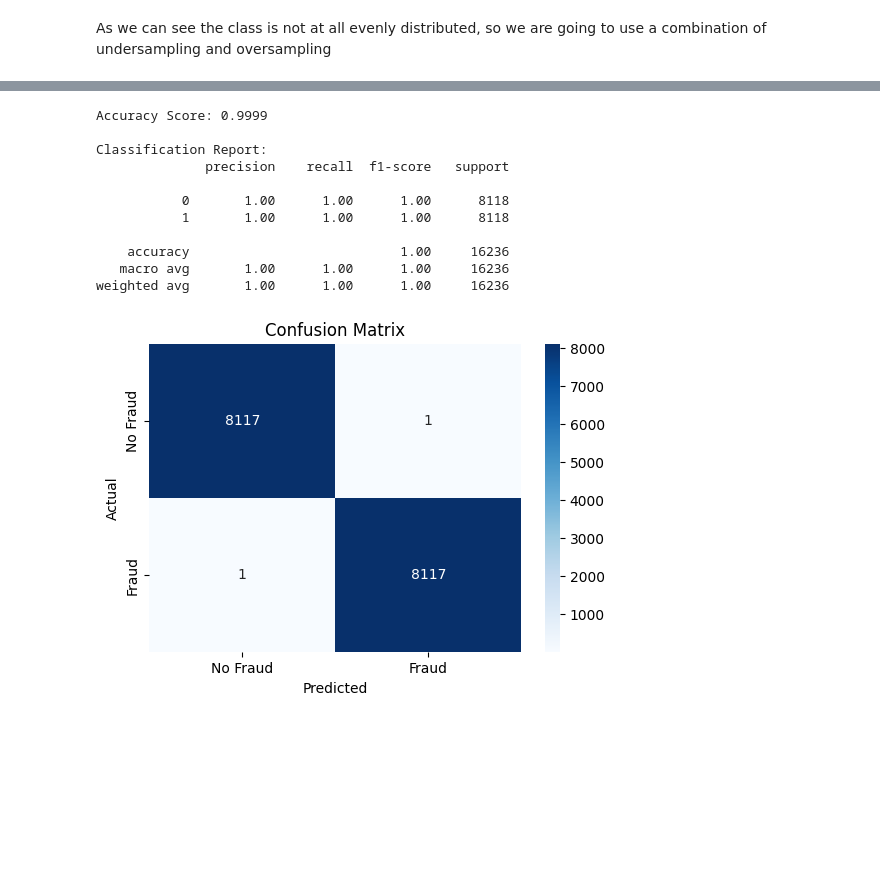
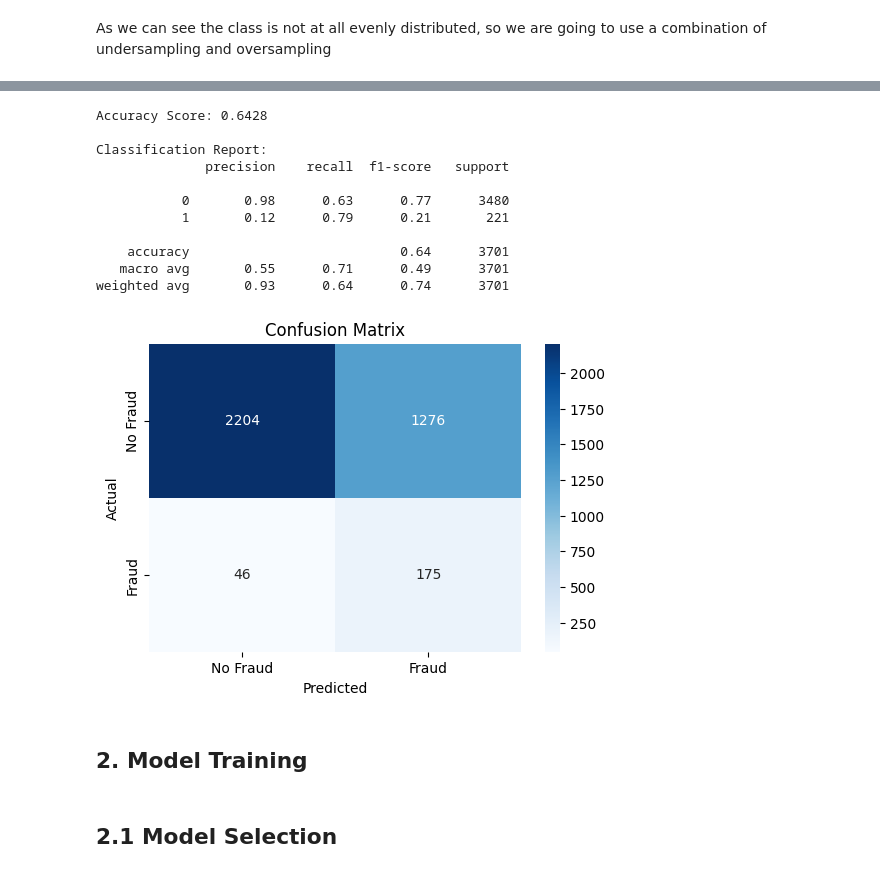
Before and after one commit to David38mk/vehicle-insurance-claim-fraud-datection-ML, a Jupyter notebook: notebooks/Vehicle-Insurance_claim_fraud_detection.ipynb, the cells around one changed output, grey strips where cells are left out. Drawn from its saved outputs; the diff is of its cells as text; code cells hidden in the pictures; blank space fills up the shorter version.

Commit message:
Training models 2

```diff
--- a/notebooks/Vehicle-Insurance_claim_fraud_detection.ipynb
+++ b/notebooks/Vehicle-Insurance_claim_fraud_detection.ipynb
@@ -69,6 +82,7 @@ Based on what we see on the histograms, we decided to drop DriverRating and Mont
 # %%
 data = data.drop('DriverRating',axis=1)
 data = data.drop('Month',axis=1)
+data = data.drop('Make',axis=1)
 # %%
 data.head()
 # %% [output]
@@ -402,6 +381,7 @@ for col in data.columns:
         X_val = X_val.drop(col,axis=1)
         X_test = X_test.drop(col,axis=1)
         X_train = X_train.drop(col,axis=1)
+        X_work = X_work.drop(col,axis=1)
 # %%
 X_train.shape
 # %% [output]
@@ -429,14 +409,9 @@ Name: proportion, dtype: float64
 # %% [markdown]
 As we can see the class is not at all evenly distributed, so we are going to use a combination of undersampling and oversampling
 # %%
-from imblearn.over_sampling import SMOTE
-from imblearn.under_sampling import RandomUnderSampler
-
-sm = SMOTE(random_state=38)
-X_res, y_res = sm.fit_resample(X_train, y_train)
-
 rus = RandomUnderSampler(random_state=38)
-X_res, y_res = rus.fit_resample(X_res, y_res)
+X_res, y_res = rus.fit_resample(X_train, y_train)
+X_work_res, y_work_res = rus.fit_resample(X_work,y_work)
 # %%
 data_res = pd.concat([X_res, y_res], axis=1)
 
@@ -462,44 +437,43 @@ data_res.shape
 # %%
-from sklearn.ensemble import RandomForestClassifier
-from sklearn.metrics import classification_report, confusion_matrix, accuracy_score
-import seaborn as sns
-import matplotlib.pyplot as plt
 
-# Train the Random Forest model
 rf = RandomForestClassifier(random_state=38)
 rf.fit(X_res, y_res)
 
-# Predict on the test set
-y_pred = rf.predict(X_res)
 
-# Accuracy
-acc = accuracy_score(y_res, y_pred)
+y_pred = rf.predict(X_val)
+
+
+acc = accuracy_score(y_val, y_pred)
 print(f"Accuracy Score: {acc:.4f}")
 
-# Classification Report
+
 print("\nClassification Report:")
-print(classification_report(y_res, y_pred))
+print(classification_report(y_val, y_pred))
 
-# Confusion Matrix
-cm = confusion_matrix(y_res, y_pred)
 
-# Plot confusion matrix as heatmap
+cm = confusion_matrix(y_val, y_pred)
+
+
 plt.figure(figsize=(6, 4))
 sns.heatmap(cm, annot=True, fmt='d', cmap='Blues', xticklabels=['No Fraud', 'Fraud'], yticklabels=['No Fraud', 'Fraud'])
 plt.title('Confusion Matrix')
 plt.xlabel('Predicted')
 plt.ylabel('Actual')
 plt.show()
 # %% [output]
-Accuracy Score: 0.9999
+Accuracy Score: 0.6428
 
 Classification Report:
               precision    recall  f1-score   support
 
-           0       1.00      1.00      1.00      8118
-           1       1.00      1.00      1.00      8118
+           0       0.98      0.63      0.77      3480
+           1       0.12      0.79      0.21       221
 
-    accuracy                           1.00     16236
-   macro avg       1.00      1.00      1.00     16236
-weighted avg       1.00      1.00      1.00     16236
+    accuracy                           0.64      3701
+   macro avg       0.55      0.71      0.49      3701
+weighted avg       0.93      0.64      0.74      3701
-[figure, old version]
+[figure, new version]
+# %% [markdown]
+## 2. Model Training
+# %% [markdown]
+## 2.1 Model Selection
```
Also changed, not shown: parts of 35 cells of this notebook.
